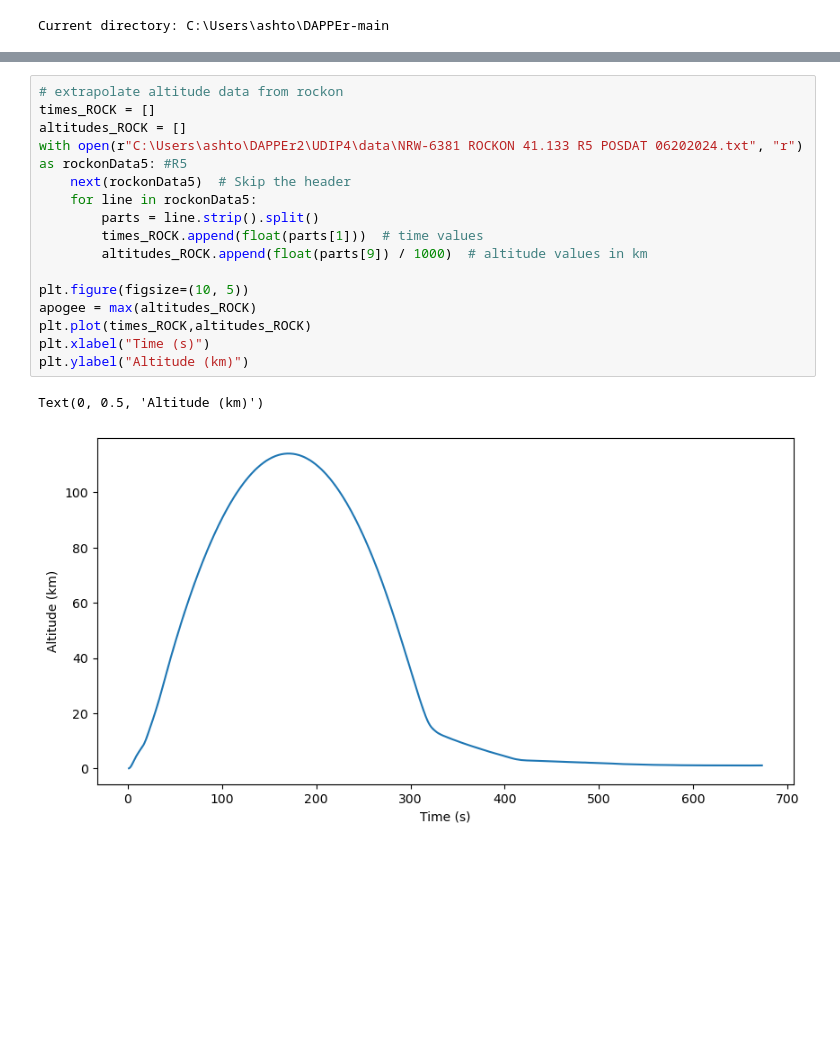
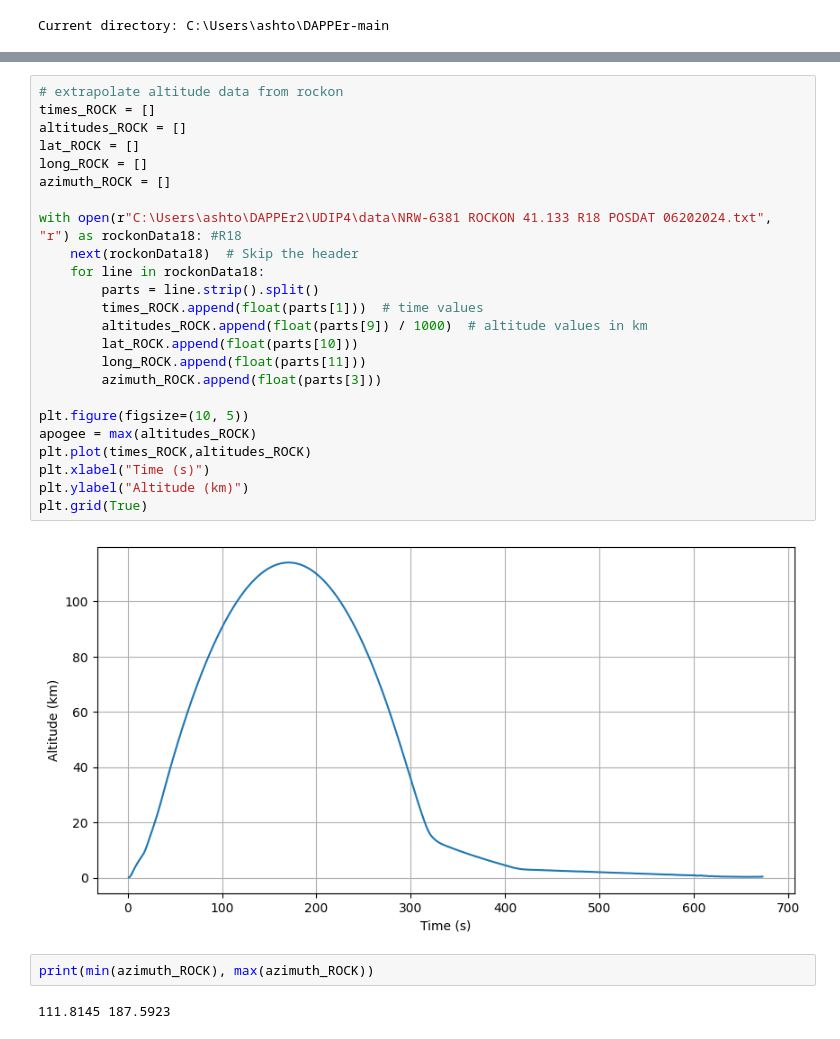
Before and after one commit to jgoodwill1/DAPPEr, a Jupyter notebook: students/Ashton/Density vs altitude.ipynb, the cells around one changed output, grey strips where cells are left out. Saved outputs shown, nothing was run; the diff lists cells and outputs as text; blank space fills up the shorter version.

```diff
--- a/students/Ashton/Density vs altitude.ipynb
+++ b/students/Ashton/Density vs altitude.ipynb
@@ -35,19 +52,30 @@ time_filtered = time[mask]
 # %%
 # extrapolate altitude data from rockon
 times_ROCK = []
 altitudes_ROCK = []
-with open(r"C:\Users\ashto\DAPPEr2\UDIP4\data\NRW-6381 ROCKON 41.133 R5 POSDAT 06202024.txt", "r") as rockonData5: #R5
-    next(rockonData5)  # Skip the header
-    for line in rockonData5:
+lat_ROCK = []
+long_ROCK = []
+azimuth_ROCK = []
+
+with open(r"C:\Users\ashto\DAPPEr2\UDIP4\data\NRW-6381 ROCKON 41.133 R18 POSDAT 06202024.txt", "r") as rockonData18: #R18
+    next(rockonData18)  # Skip the header
+    for line in rockonData18:
         parts = line.strip().split()
         times_ROCK.append(float(parts[1]))  # time values
         altitudes_ROCK.append(float(parts[9]) / 1000)  # altitude values in km
+        lat_ROCK.append(float(parts[10]))
+        long_ROCK.append(float(parts[11]))
+        azimuth_ROCK.append(float(parts[3]))
 
 plt.figure(figsize=(10, 5))
 apogee = max(altitudes_ROCK)
 plt.plot(times_ROCK,altitudes_ROCK)
 plt.xlabel("Time (s)")
 plt.ylabel("Altitude (km)")
+plt.grid(True)
 # %% [output]
-Text(0, 0.5, 'Altitude (km)')
-[figure, old version]
+[figure, new version]
+# %%
+print(min(azimuth_ROCK), max(azimuth_ROCK))
+# %% [output]
+111.8145 187.5923
```
Also changed, not shown: parts of 14 cells of this notebook.
